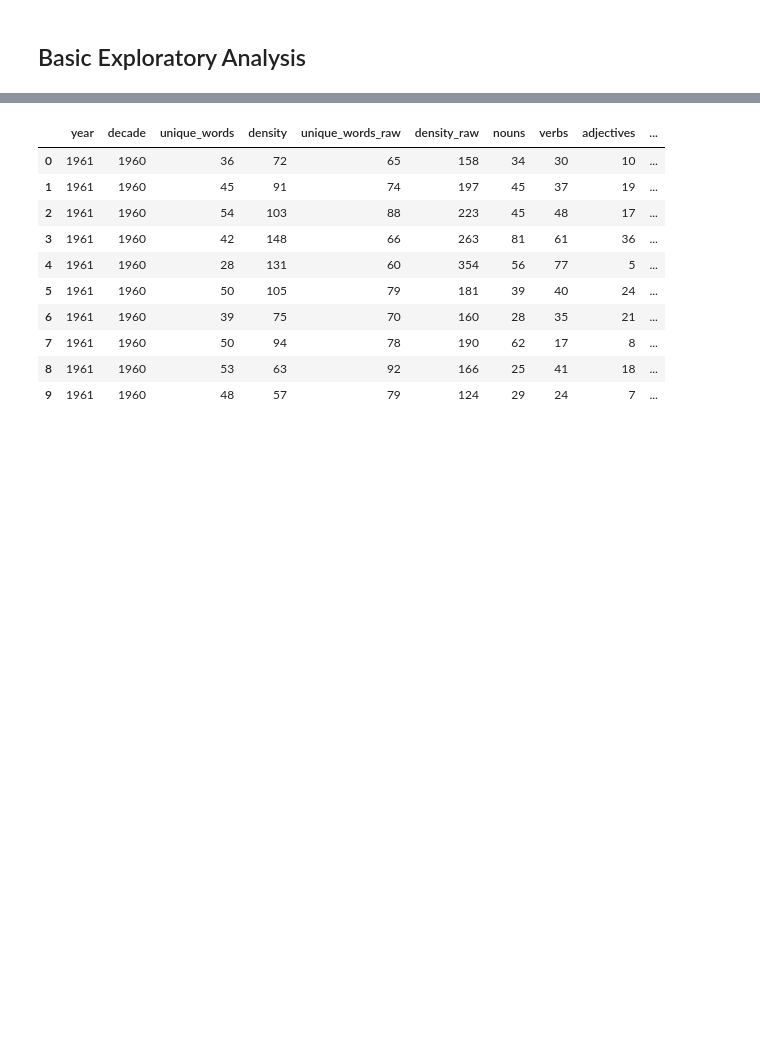
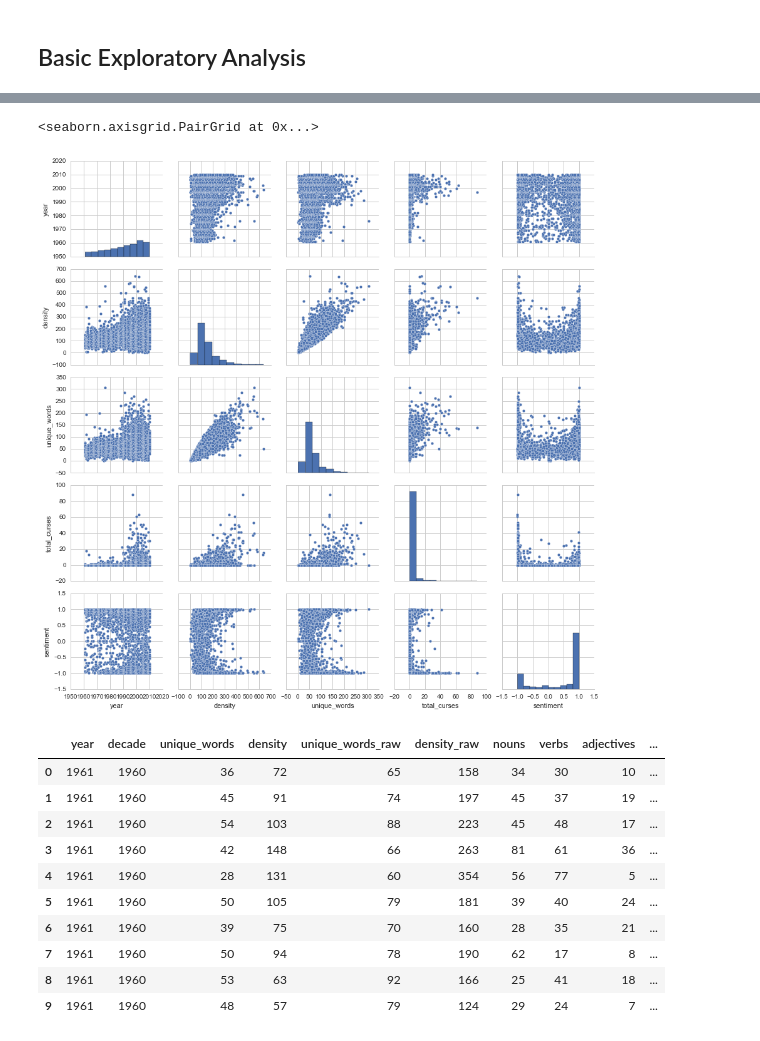
Before and after one commit to ribbas/Heat-Replay, a Jupyter notebook: src/assets/models/notebooks/exploratory-analysis.ipynb, the cells around one changed output, grey strips where cells are left out. Saved outputs shown, nothing was run; the diff lists cells and outputs as text; code cells hidden in the pictures; blank space fills up the shorter version.

```diff
--- a/src/assets/models/notebooks/exploratory-analysis.ipynb
+++ b/src/assets/models/notebooks/exploratory-analysis.ipynb
@@ -48,16 +44,19 @@ df.describe()
 | 75% | 2003.000000 | 2000.000000 | 70.000000 | 165.000000 | 108.000000 | 355.000000 | 81.000000 | 84.000000 | 28.000000 | ... |
 | max | 2010.000000 | 2010.000000 | 307.000000 | 638.000000 | 388.000000 | 1415.000000 | 376.000000 | 346.000000 | 205.000000 | ... |
 # %%
-# # # Get pair plot for major features of the dataset
-# pairplotify(
-#     df[
-#         ['year',
-#          'density',
-#          'unique_words',
-#          'total_curses',
-#          'sentiment']
-#     ]
-# )
+# # Get pair plot for major features of the dataset
+pairplotify(
+    df[
+        ['year',
+         'density',
+         'unique_words',
+         'total_curses',
+         'sentiment']
+    ]
+)
+# %% [output]
+<seaborn.axisgrid.PairGrid at 0x...>
+[figure, added]
 # %%
 # Drop both year and decade
 dropList = ['most_used_term']
```
Also changed, not shown: parts of 11 cells of this notebook, 10 other files.
